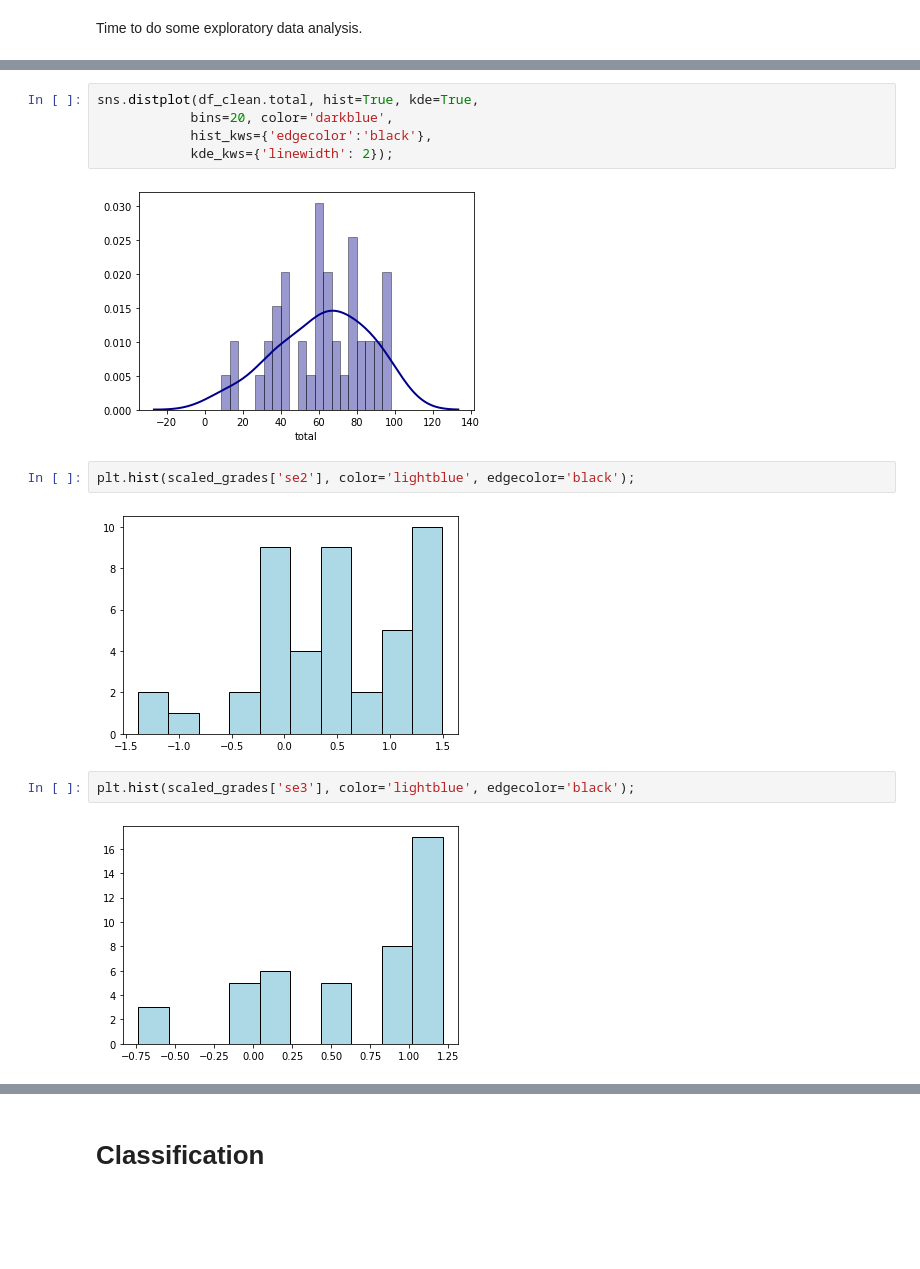
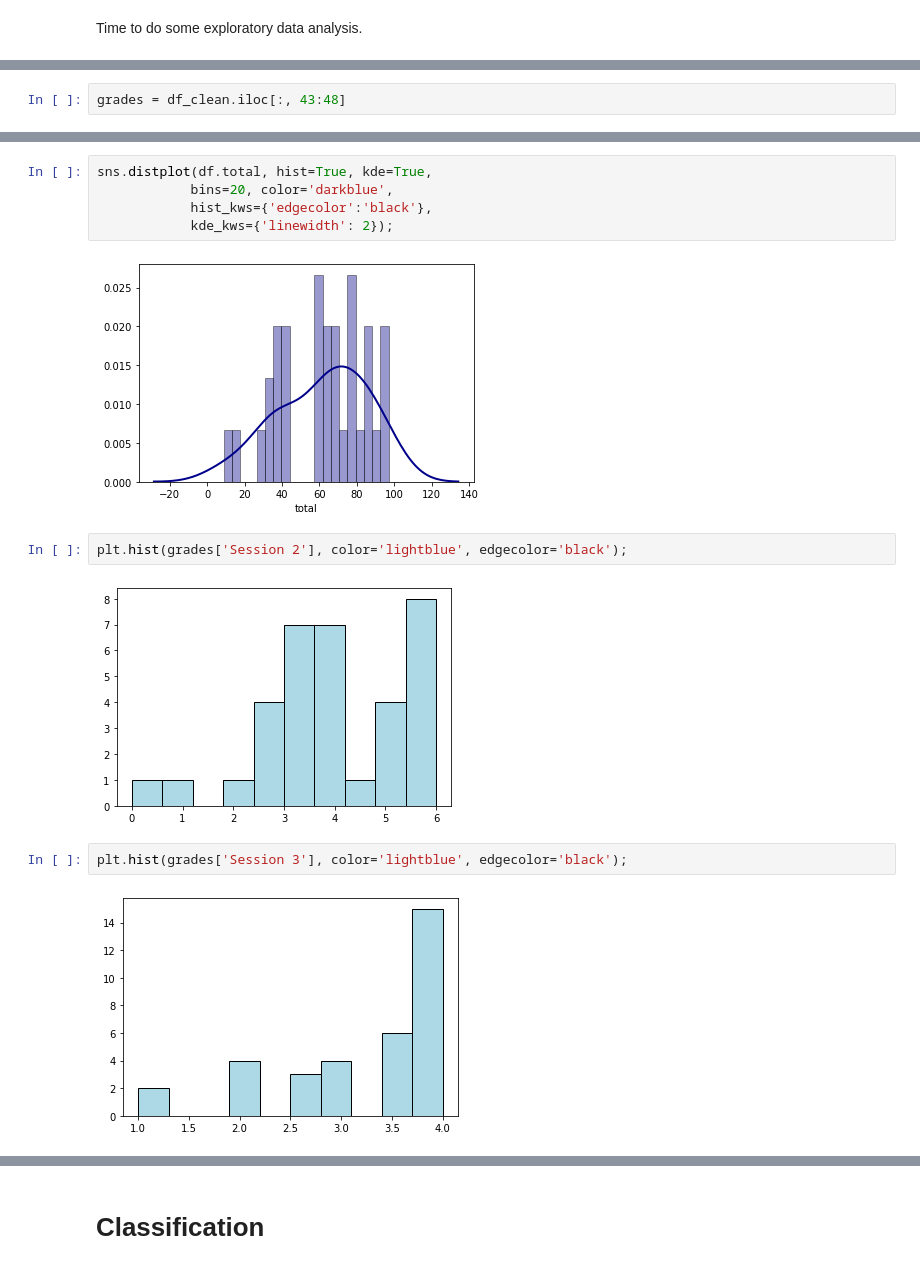
Before and after one commit to ZhenghaoXiao32/educational-process-mining, a Jupyter notebook: educational_process_mining.ipynb, the cells around one changed output, grey strips where cells are left out. Saved outputs shown, nothing was run; the diff lists cells and outputs as text; blank space fills up the shorter version.

```diff
--- a/educational_process_mining.ipynb
+++ b/educational_process_mining.ipynb
@@ -466 +912,3 @@ scaled_grades = df_clean.iloc[:, 6:11]
+# %%
+grades = df_clean.iloc[:, 43:48]
 # %%
@@ -480,16 +928,16 @@ plt.hist(df_clean['total'], color='lightblue', edgecolor='black', bins=30);
 # %%
-sns.distplot(df_clean.total, hist=True, kde=True,
+sns.distplot(df.total, hist=True, kde=True,
             bins=20, color='darkblue',
             hist_kws={'edgecolor':'black'},
             kde_kws={'linewidth': 2});
 # %% [output]
-[figure, old version]
+[figure, new version]
 # %%
-plt.hist(scaled_grades['se2'], color='lightblue', edgecolor='black');
+plt.hist(grades['Session 2'], color='lightblue', edgecolor='black');
 # %% [output]
-[figure, old version]
+[figure, new version]
 # %%
-plt.hist(scaled_grades['se3'], color='lightblue', edgecolor='black');
+plt.hist(grades['Session 3'], color='lightblue', edgecolor='black');
 # %% [output]
-[figure, old version]
+[figure, new version]
 # %%
```
Also changed, not shown: parts of 181 cells of this notebook, 1 other file.
